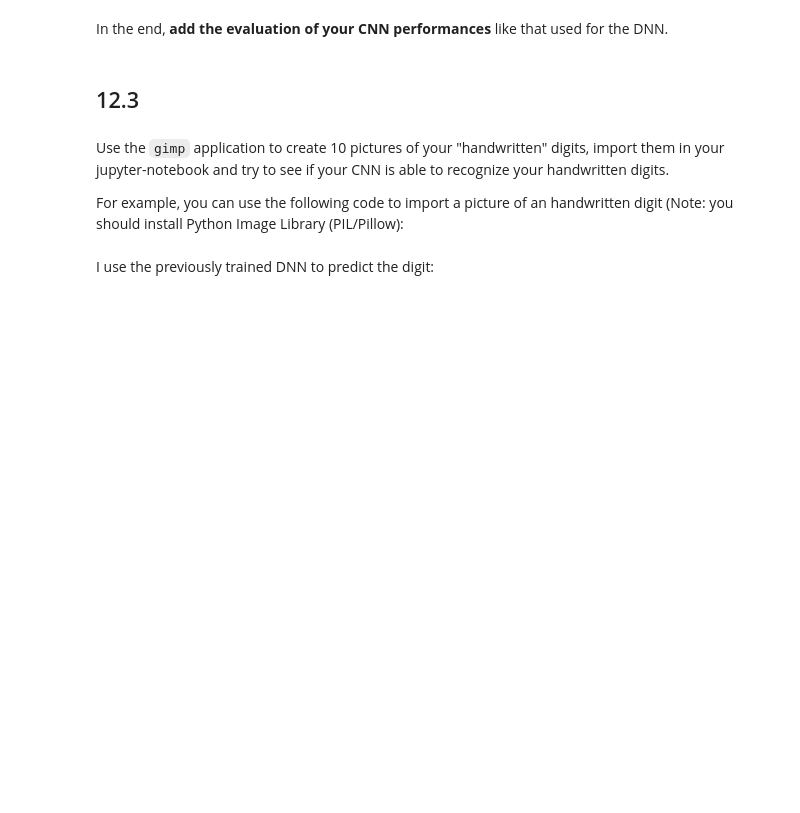
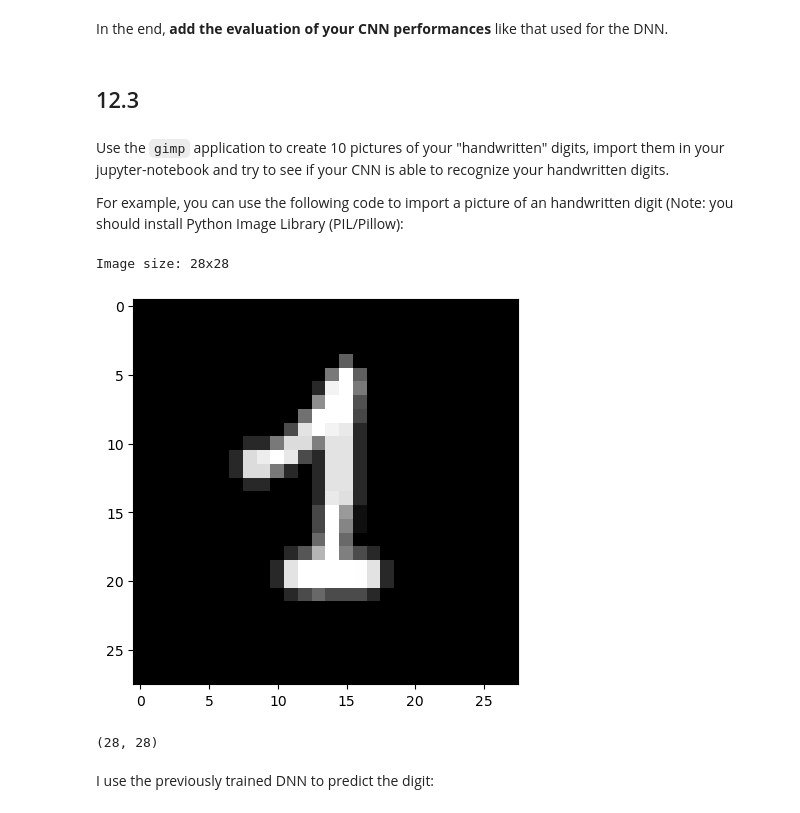
Before and after one commit to tommasoperitoree/Numerical_Simulation_Laboratory, a Jupyter notebook: LSN_12/LSN_12.ipynb, the cells around one changed output. Saved outputs shown, nothing was run; the diff lists cells and outputs as text; code cells hidden in the pictures; blank space fills up the shorter version.

```diff
--- a/LSN_12/LSN_12.ipynb
+++ b/LSN_12/LSN_12.ipynb
@@ -343,26 +359,30 @@ For example, you can use the following code to import a picture of an handwritte
 # %%
 from PIL import Image
 import os
 
-digit_filename = "./Pictures/8b.png"
+digit_filename = "./Pictures/1a.png"
 digit_in = Image.open(digit_filename).convert('L')
 #digit_in = Image.open("8b.png").convert('L') #ON GOOGLE COLAB INSERT THE NAME OF THE UPLOADED FILE
 
 ydim, xdim = digit_in.size
 print("Image size: "+str(xdim)+"x"+str(ydim))
 pix=digit_in.load();
 data = np.zeros((xdim, ydim))
 for j in range(ydim):
     for i in range(xdim):
         data[i,j]=pix[j,i]
 
 data /= 255
 
 plt.figure(figsize=(5,5))
 plt.imshow(data, cmap='gray')
 plt.show()
 
 print(data.shape)
+# %% [output]
+Image size: 28x28
+[figure, added]
+(28, 28)
 # %% [markdown]
 I use the previously trained DNN to predict the digit:
 # %%
```
Also changed, not shown: parts of 11 cells of this notebook, 12 other files.
